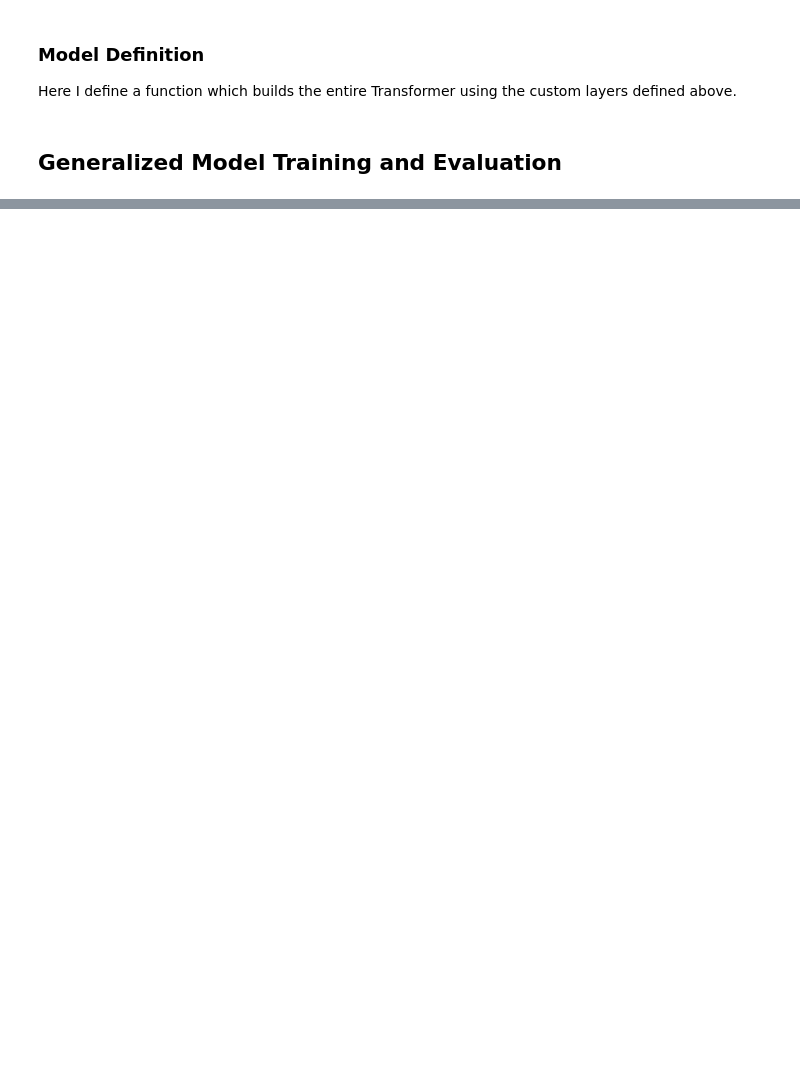
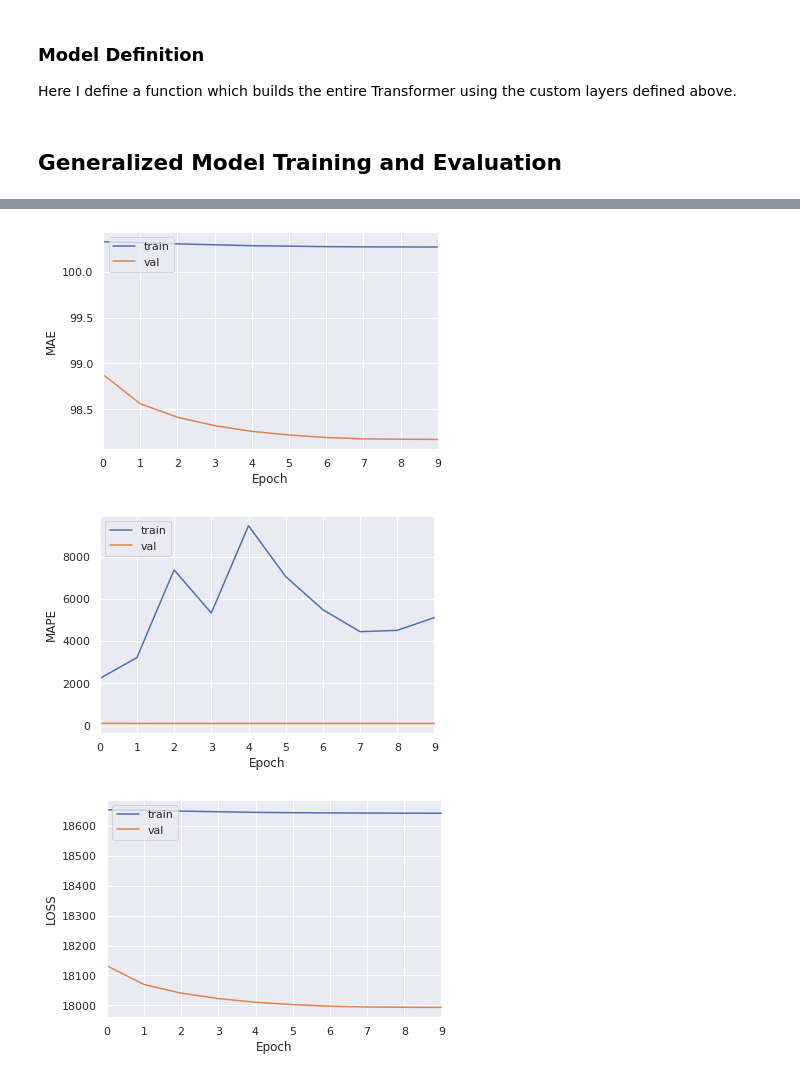
Before and after one commit to news-vt/makassar-ml, a Jupyter notebook: jupyter/timeseries_transformer_beijing_pm25.ipynb, the cells around one changed output, grey strips where cells are left out. Drawn from its saved outputs; the diff is of its cells as text; code cells hidden in the pictures; blank space fills up the shorter version.

Commit message:
New training with checkpoint and learning rate schedule

```diff
--- a/jupyter/timeseries_transformer_beijing_pm25.ipynb
+++ b/jupyter/timeseries_transformer_beijing_pm25.ipynb
@@ -225,7 +225,7 @@ def partition_dataset_df(
     """
     assert isinstance(split, (list, tuple))
     assert len(split) == 3
-    assert sum(split) == 1.0
+    assert np.isclose(sum(split), 1.0)
 
     # Split dataframe into train/val/test dataframes.
     # Inspiration: https://www.tensorflow.org/tutorials/structured_data/time_series#split_the_data
@@ -1253,7 +1249,7 @@ def train_evaluate_for_dataset(
 
     # Plot train/val performance.
     for key in compile_params['metrics']+['loss']:
-        fig = plot_metric(hist, key, model_name=model_name.upper())
+        fig = plot_metric(hist, key)
         fig.savefig(IMAGE_ROOT/f"{model_name}_{key}.png", bbox_inches='tight')
         fig.show()
 
@@ -1360,0 +1388,62 @@ def LinearWarmupLearningRateScheduleWrapper(base):
+# %%
+# Create learning rate schedule.
+n_steps = epochs*batches
+lr_schedule = LinearWarmupLearningRateScheduleWrapper(
+    keras.experimental.CosineDecay
+    )(
+    warmup_learning_rate=0.0,
+    warmup_steps=500,
+    initial_learning_rate=1e-6,
+    decay_steps=n_steps,
+)
+# %%
+# Define model compilation parameters.
+# (i.e., loss, metrics, etc.)
+compile_params = dict(
+    loss='mse',
+    metrics=['mae', 'mape'],
+)
+# Model hyperparameters.
+hparams = dict(
+    fc_units=[64,64],
+    embed_dim=4,
+    n_heads=8,
+    ff_dim=2048,
+    dropout=0.1,
+    n_encoders=3,
+    optim='adam',
+    lr=lr_schedule,
+)
+
+# Build the resulting table header.
+table_header = ['model']
+for m in ['loss']+compile_params['metrics']:
+    table_header.append(f"{m}")
+    table_header.append(f"val_{m}")
+    table_header.append(f"test_{m}")
+table_header.extend(list(hparams))
+
+# Create model building function.
+builder = build_model_from_hparams(build_transformer_encoder_net)
+
+# Train and evaluate the model.
+# model, hist, met, params, df = train_evaluate_for_dataset(
+_ = train_evaluate_for_dataset(
+    model_name='transformer',
+    build_model_func=builder,
+    params=hparams,
+    compile_params=compile_params,
+    in_seq_len=in_seq_len,
+    out_seq_len=out_seq_len,
+    shift=shift,
+    split=split,
+    in_feat=in_feat,
+    out_feat=out_feat,
+    batch_size=batch_size,
+    shuffle=shuffle,
+    strategy=strategy,
+    epochs=epochs,
+    table_header=table_header,
+    table_omit_cols=['optim', 'dropout', 'embed_dim', 'mape', 'val_mape', 'test_mape'],
+)
+# %% [output]
@@ -1361 +1467,4 @@ def LinearWarmupLearningRateScheduleWrapper(base):
+[figure, added]
+[figure, added]
+[figure, added]
 # %%
```
Also changed, not shown: parts of 4 cells of this notebook.
